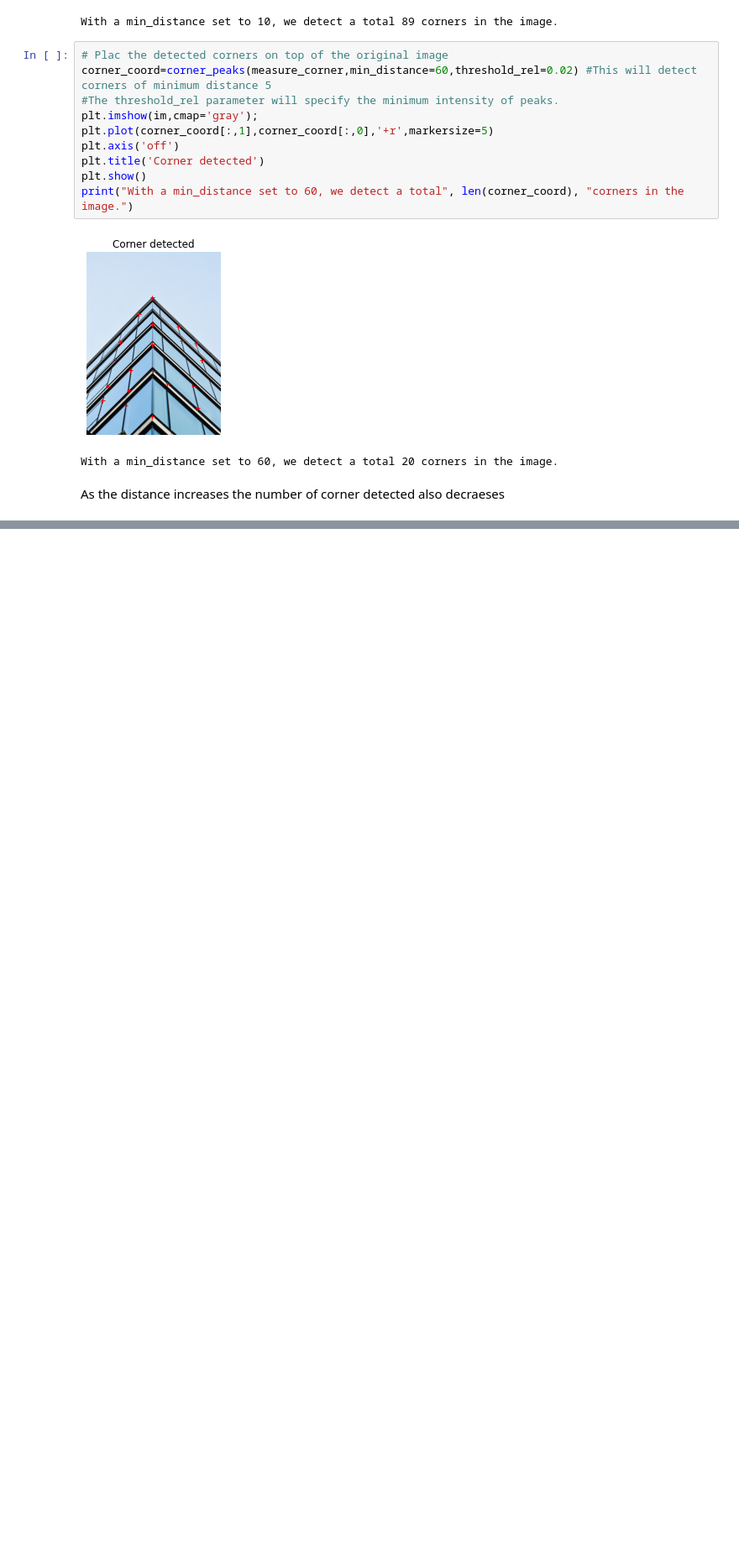
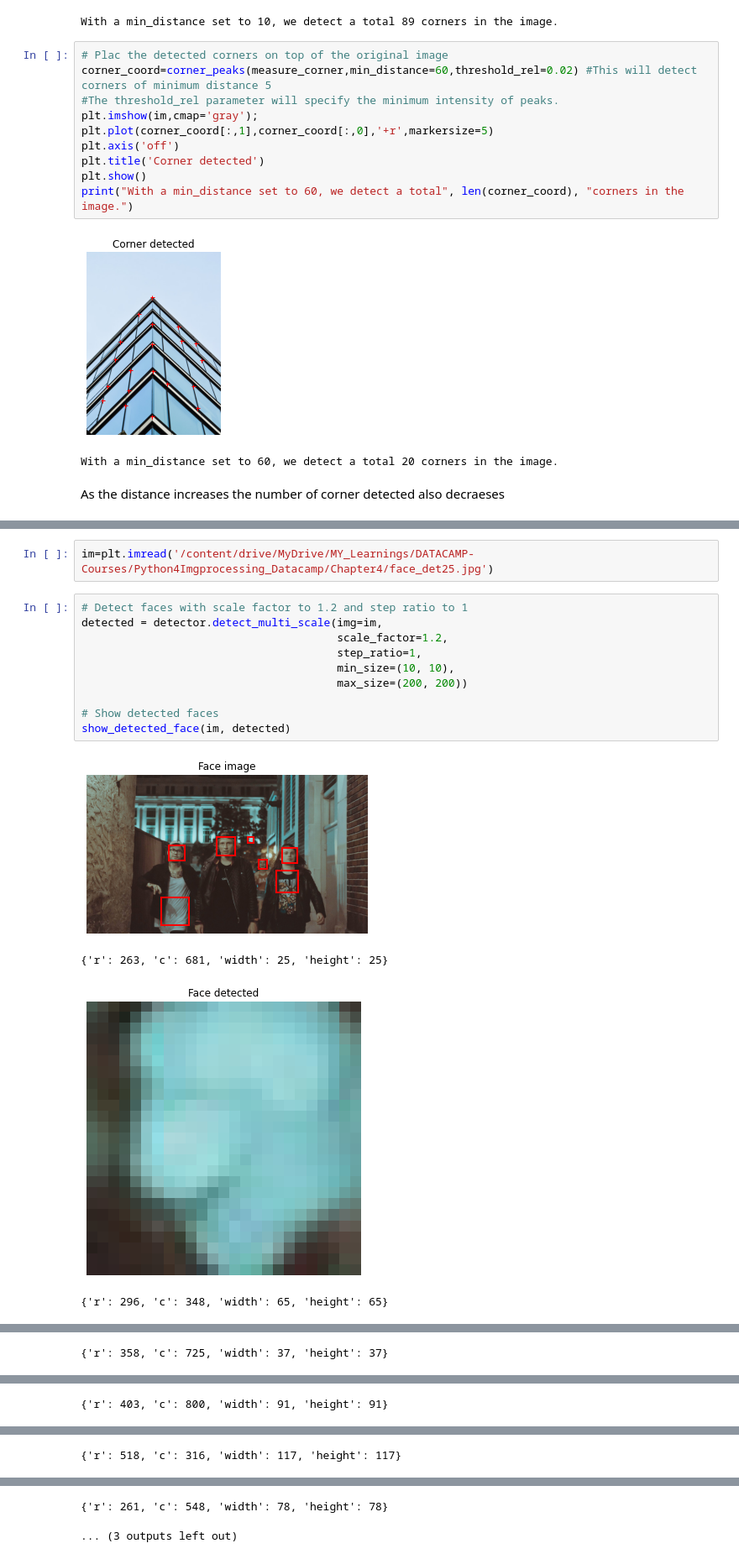
Before and after one commit to sikha2552/Python_ImageProcessing, a Jupyter notebook: Chapter4.ipynb, the cells around one changed output, grey strips where cells are left out. Shown at 84% size. Drawn from its saved outputs; the diff is of its cells as text; blank space fills up the shorter version.

```diff
--- a/Chapter4.ipynb
+++ b/Chapter4.ipynb
@@ -94,0 +153,17 @@ As the distance increases the number of corner detected also decraeses
+# %%
+im=plt.imread('/content/drive/MyDrive/MY_Learnings/DATACAMP-Courses/Python4Imgprocessing_Datacamp/Chapter4/face_det25.jpg')
+# %%
+# Detect faces with scale factor to 1.2 and step ratio to 1
+detected = detector.detect_multi_scale(img=im,
+                                       scale_factor=1.2,
+                                       step_ratio=1,
+                                       min_size=(10, 10),
+                                       max_size=(200, 200))
+
+# Show detected faces
+show_detected_face(im, detected)
+# %% [output]
+[figure, added]
+{'r': 263, 'c': 681, 'width': 25, 'height': 25}
+[figure, added]
+{'r': 296, 'c': 348, 'width': 65, 'height': 65}
@@ -94,0 +171 @@ As the distance increases the number of corner detected also decraeses
+{'r': 358, 'c': 725, 'width': 37, 'height': 37}
@@ -94,0 +173 @@ As the distance increases the number of corner detected also decraeses
+{'r': 403, 'c': 800, 'width': 91, 'height': 91}
@@ -94,0 +175 @@ As the distance increases the number of corner detected also decraeses
+{'r': 518, 'c': 316, 'width': 117, 'height': 117}
@@ -94,0 +177,2 @@ As the distance increases the number of corner detected also decraeses
+{'r': 261, 'c': 548, 'width': 78, 'height': 78}
+... (3 outputs left out)
```
Also changed, not shown: parts of 7 cells of this notebook.
